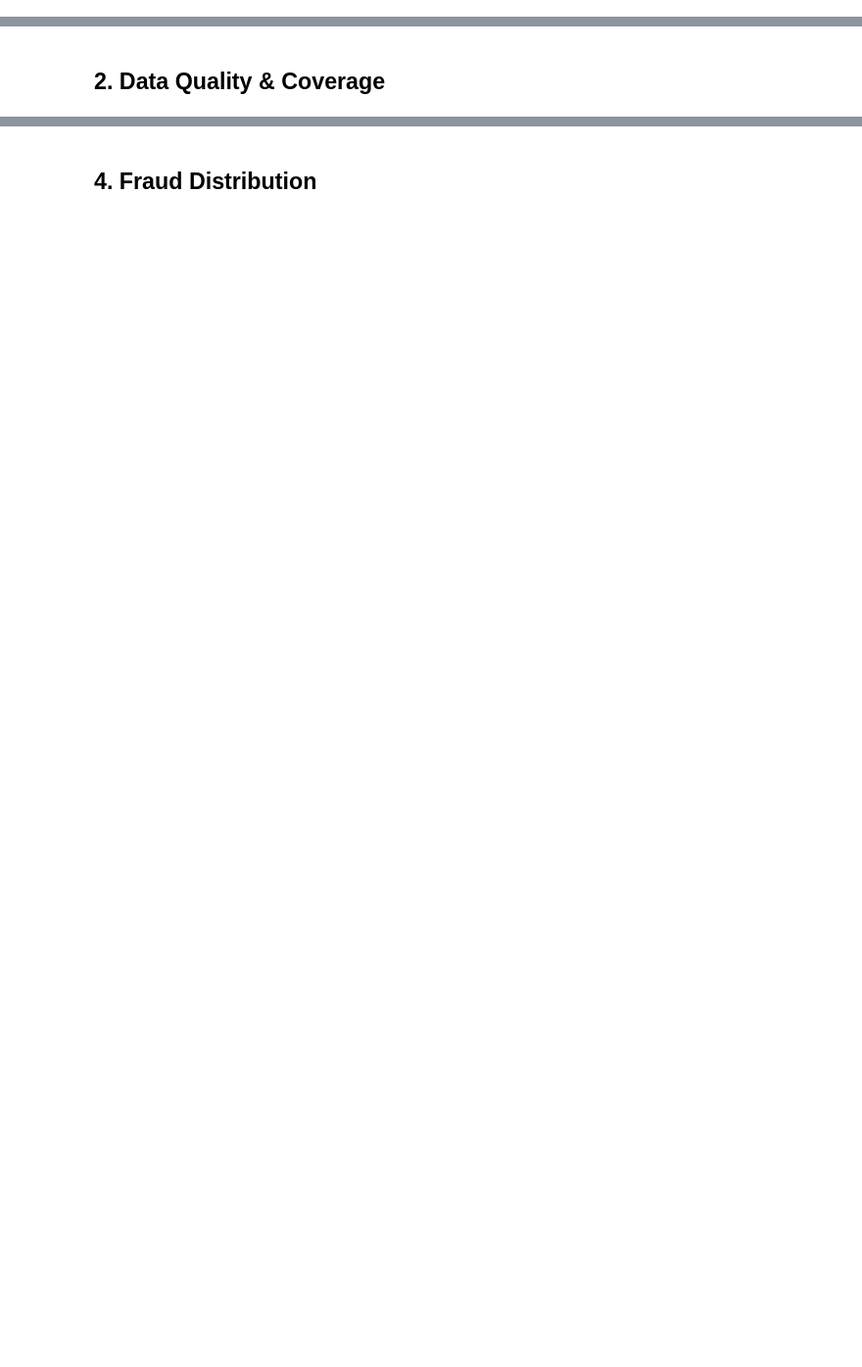
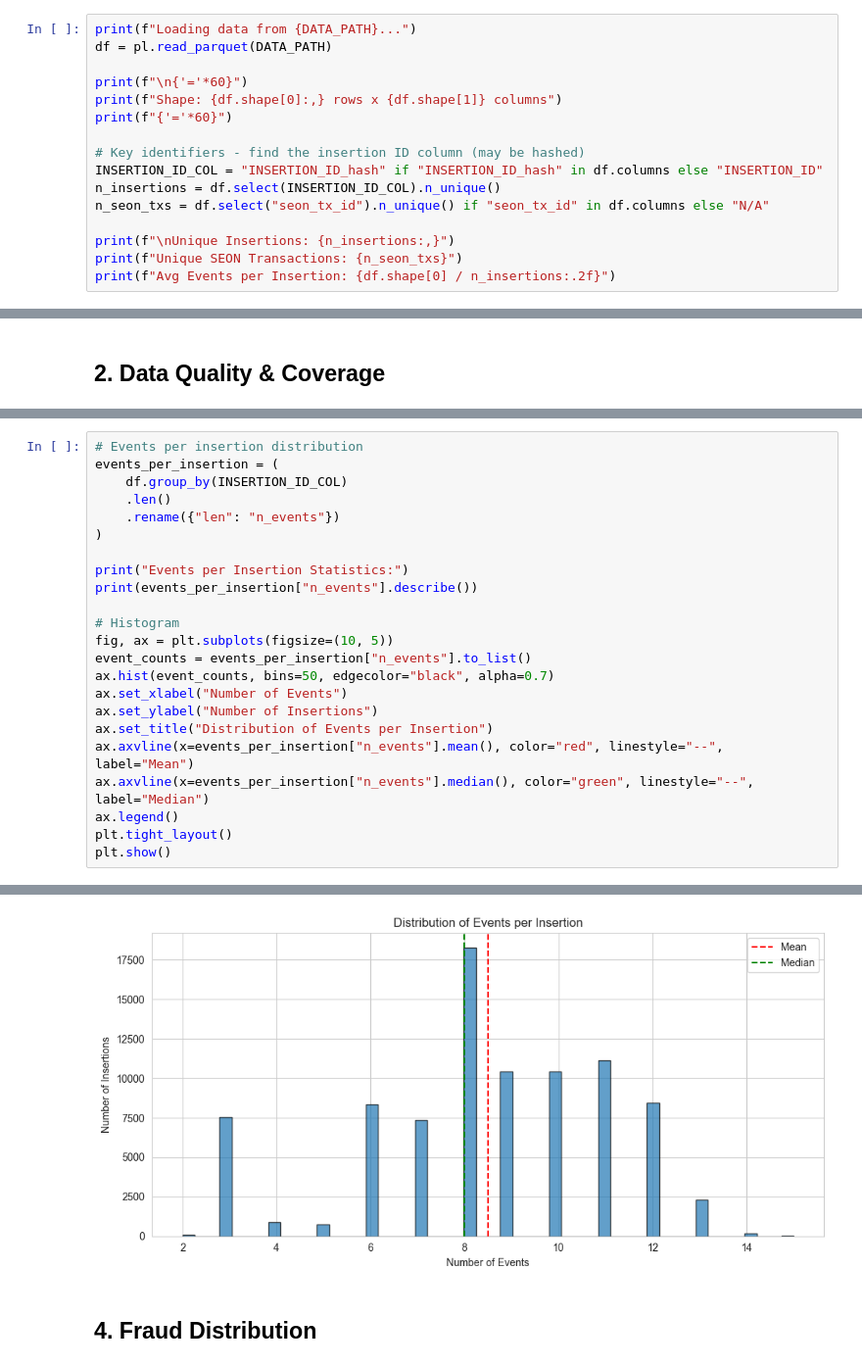
Before and after one commit to dylanngn/ppa-fraud-notebook, a Jupyter notebook: notebooks/01_eda.ipynb, the cells around one changed output, grey strips where cells are left out. Shown at 98% size. Cells and saved outputs as stored; diff of their text form; blank space fills up the shorter version.

```diff
--- a/notebooks/01_eda.ipynb
+++ b/notebooks/01_eda.ipynb
@@ -33,0 +33,16 @@ Schema({'account_created_at': Datetime(time_unit='us', time_zone='UTC'), 'auto_a
+# %%
+print(f"Loading data from {DATA_PATH}...")
+df = pl.read_parquet(DATA_PATH)
+
+print(f"\n{'='*60}")
+print(f"Shape: {df.shape[0]:,} rows x {df.shape[1]} columns")
+print(f"{'='*60}")
+
+# Key identifiers - find the insertion ID column (may be hashed)
+INSERTION_ID_COL = "INSERTION_ID_hash" if "INSERTION_ID_hash" in df.columns else "INSERTION_ID"
+n_insertions = df.select(INSERTION_ID_COL).n_unique()
+n_seon_txs = df.select("seon_tx_id").n_unique() if "seon_tx_id" in df.columns else "N/A"
+
+print(f"\nUnique Insertions: {n_insertions:,}")
+print(f"Unique SEON Transactions: {n_seon_txs}")
+print(f"Avg Events per Insertion: {df.shape[0] / n_insertions:.2f}")
@@ -110,0 +255,24 @@ user_platform: 2 unique
+# %%
+# Events per insertion distribution
+events_per_insertion = (
+    df.group_by(INSERTION_ID_COL)
+    .len()
+    .rename({"len": "n_events"})
+)
+
+print("Events per Insertion Statistics:")
+print(events_per_insertion["n_events"].describe())
+
+# Histogram
+fig, ax = plt.subplots(figsize=(10, 5))
+event_counts = events_per_insertion["n_events"].to_list()
+ax.hist(event_counts, bins=50, edgecolor="black", alpha=0.7)
+ax.set_xlabel("Number of Events")
+ax.set_ylabel("Number of Insertions")
+ax.set_title("Distribution of Events per Insertion")
+ax.axvline(x=events_per_insertion["n_events"].mean(), color="red", linestyle="--", label="Mean")
+ax.axvline(x=events_per_insertion["n_events"].median(), color="green", linestyle="--", label="Median")
+ax.legend()
+plt.tight_layout()
+plt.show()
+# %% [output]
@@ -111,2 +296,3 @@ user_platform: 2 unique
+[figure, added]
 # %% [markdown]
 ## 4. Fraud Distribution
```
Also changed, not shown: parts of 28 cells of this notebook, 25 other files.
